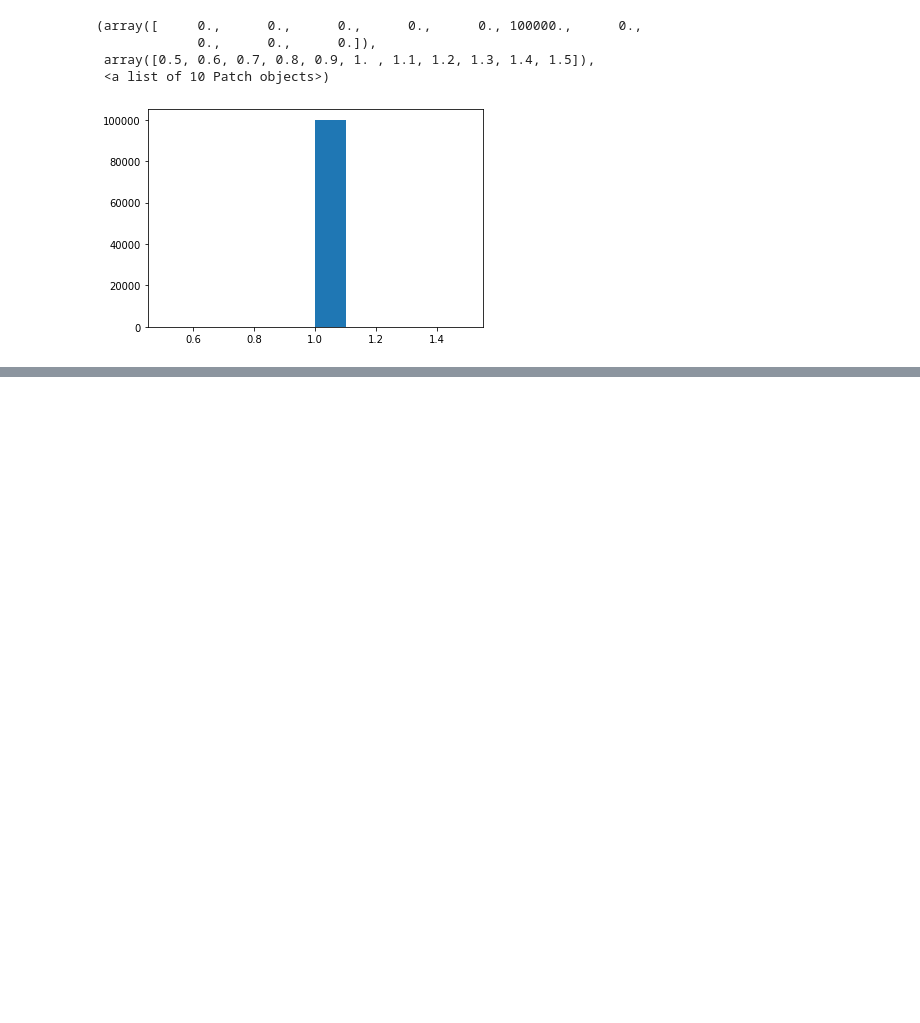
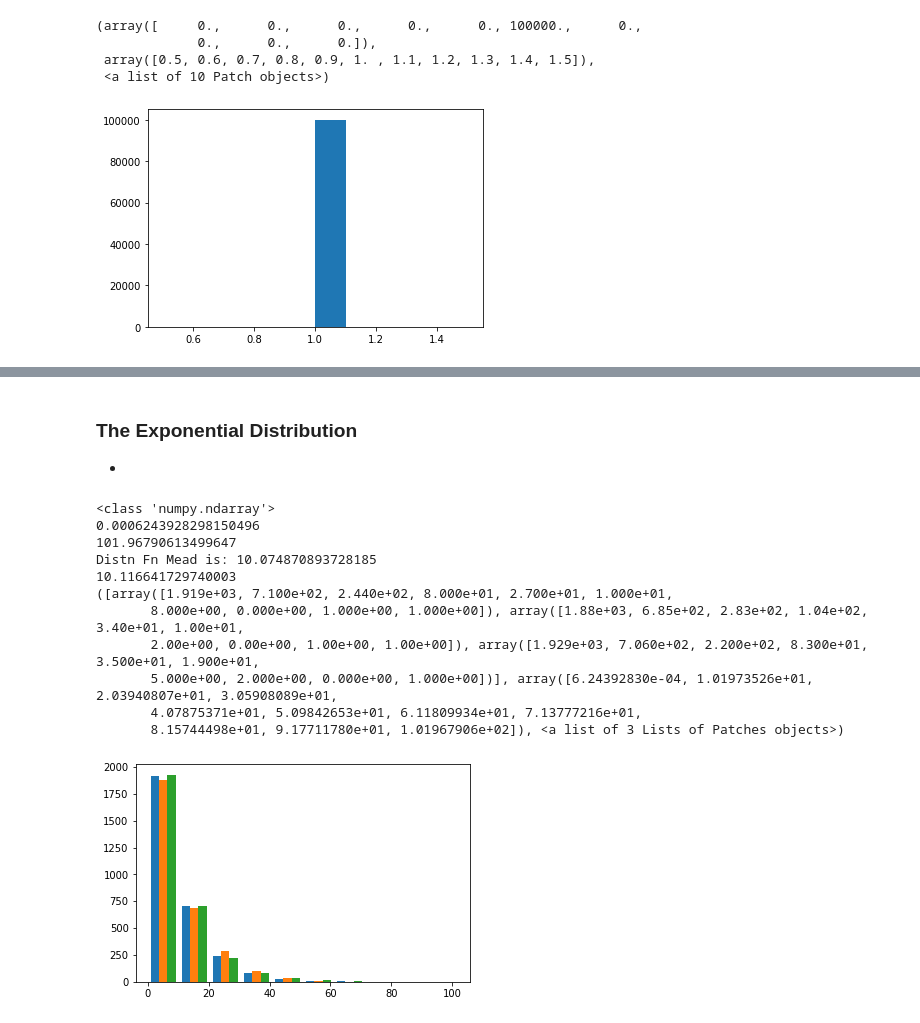
Before and after one commit to pocathain08/Prog-DA-Assignment, a Jupyter notebook: Prog-DA-Asst-2019.ipynb, the cells around one changed output, grey strips where cells are left out. Drawn from its saved outputs; the diff is of its cells as text; code cells hidden in the pictures; blank space fills up the shorter version.

Commit message:
2 more Distn Fns added

```diff
--- a/Prog-DA-Asst-2019.ipynb
+++ b/Prog-DA-Asst-2019.ipynb
@@ -285,0 +330,26 @@ plt.hist (t)
+# %% [markdown]
+### The Exponential Distribution
+-
+# %%
+n1 = np.random.exponential(10, (3000,3))
+# %%
+print (type(n1))
+print (n1.min())
+print (n1.max())
+n1.shape
+print (("Distn Fn Mead is:"), (np.mean(n1)))
+print (np.std (n1))
+print (plt.hist (n1))
+# %% [output]
+<class 'numpy.ndarray'>
+0.0006243928298150496
+101.96790613499647
+Distn Fn Mead is: 10.074870893728185
+10.116641729740003
+([array([1.919e+03, 7.100e+02, 2.440e+02, 8.000e+01, 2.700e+01, 1.000e+01,
+       8.000e+00, 0.000e+00, 1.000e+00, 1.000e+00]), array([1.88e+03, 6.85e+02, 2.83e+02, 1.04e+02, 3.40e+01, 1.00e+01,
+       2.00e+00, 0.00e+00, 1.00e+00, 1.00e+00]), array([1.929e+03, 7.060e+02, 2.200e+02, 8.300e+01, 3.500e+01, 1.900e+01,
+       5.000e+00, 2.000e+00, 0.000e+00, 1.000e+00])], array([6.24392830e-04, 1.01973526e+01, 2.03940807e+01, 3.05908089e+01,
+       4.07875371e+01, 5.09842653e+01, 6.11809934e+01, 7.13777216e+01,
+       8.15744498e+01, 9.17711780e+01, 1.01967906e+02]), <a list of 3 Lists of Patches objects>)
+[figure, added]
```
Also changed, not shown: parts of 16 cells of this notebook.
